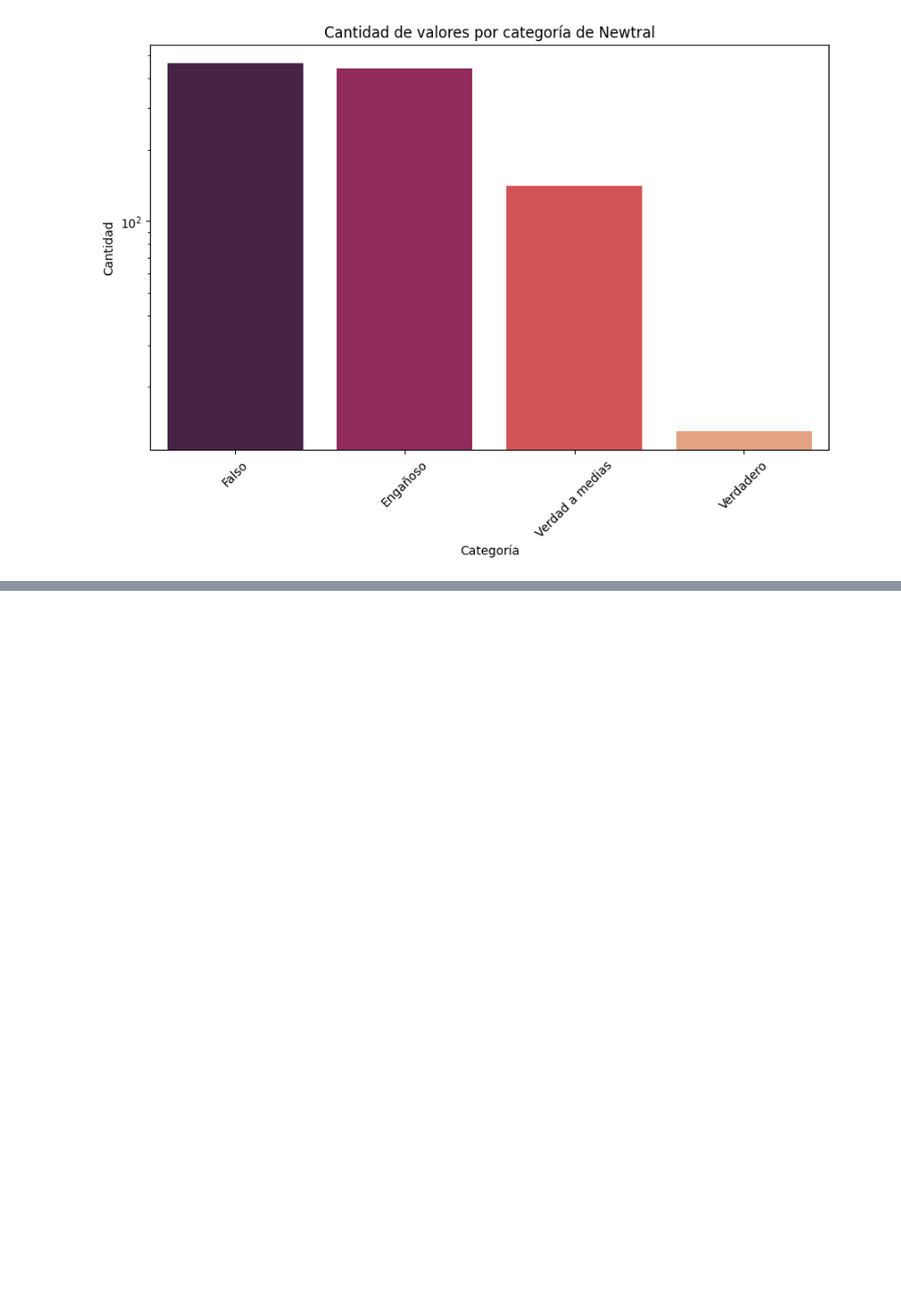
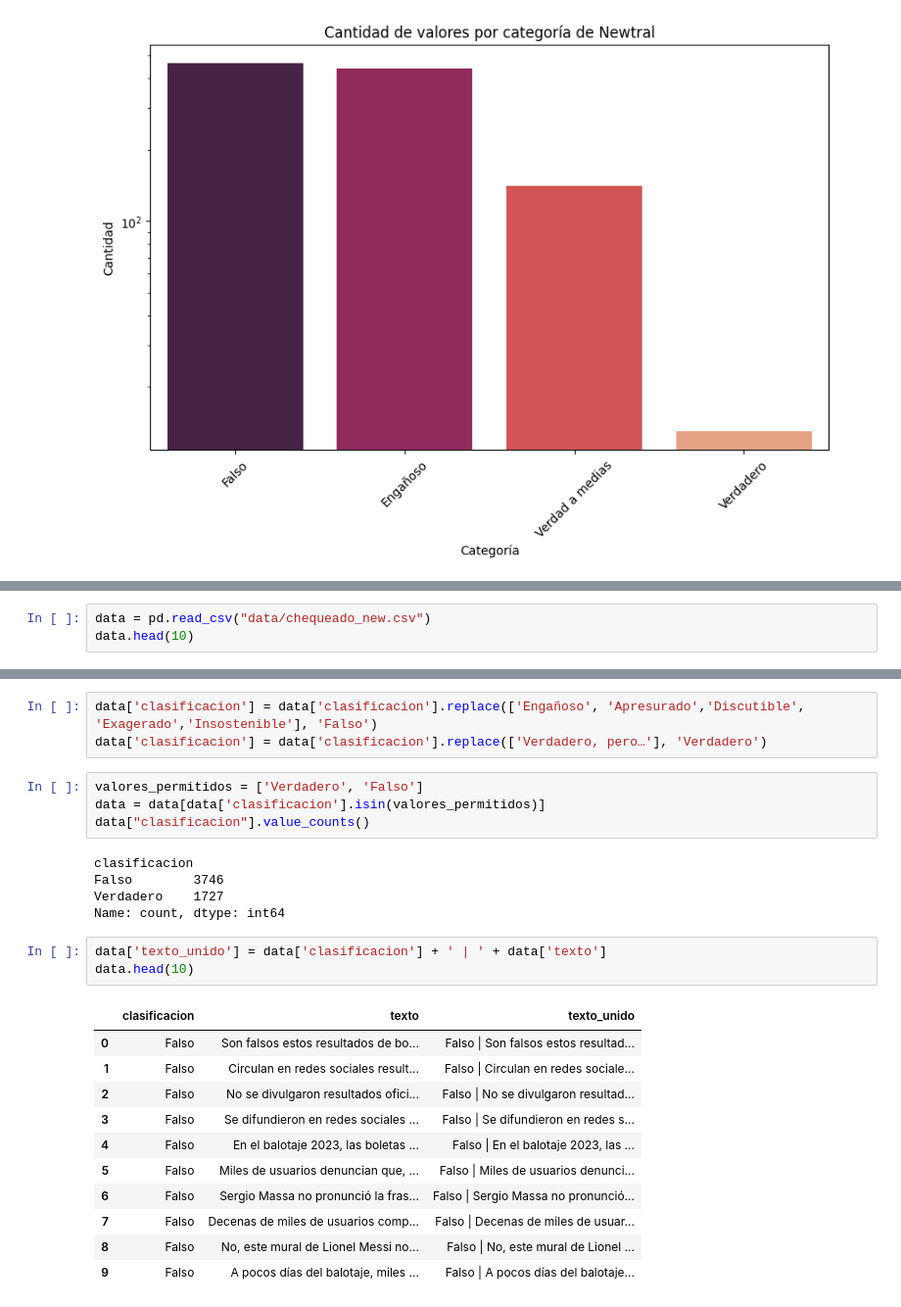
Before and after one commit to Verificado-Profesional/data-processing, a Jupyter notebook: veracity classification/scraped_data.ipynb, the cells around one changed output, grey strips where cells are left out. Shown: that part at 98% size. Saved outputs shown, nothing was run; the diff lists cells and outputs as text; blank space fills up the shorter version.

Commit message:
Avanzo con el procesamiento de chequeado

```diff
--- a/veracity classification/scraped_data.ipynb
+++ b/veracity classification/scraped_data.ipynb
@@ -215,0 +273,3 @@ Texto:  "En ocho años, este gobierno ha construido 74 viviendas"
+# %%
+data = pd.read_csv("data/chequeado_new.csv")
+data.head(10)
@@ -215,0 +308,27 @@ Texto:  "En ocho años, este gobierno ha construido 74 viviendas"
+# %%
+data['clasificacion'] = data['clasificacion'].replace(['Engañoso', 'Apresurado','Discutible', 'Exagerado','Insostenible'], 'Falso')
+data['clasificacion'] = data['clasificacion'].replace(['Verdadero, pero…'], 'Verdadero')
+# %%
+valores_permitidos = ['Verdadero', 'Falso']
+data = data[data['clasificacion'].isin(valores_permitidos)]
+data["clasificacion"].value_counts()
+# %% [output]
+clasificacion
+Falso        3746
+Verdadero    1727
+Name: count, dtype: int64
+# %%
+data['texto_unido'] = data['clasificacion'] + ' | ' + data['texto']
+data.head(10)
+# %% [output]
+|  | clasificacion | texto | texto_unido |
+| 0 | Falso | Son falsos estos resultados de bo... | Falso | Son falsos estos resultad... |
+| 1 | Falso | Circulan en redes sociales result... | Falso | Circulan en redes sociale... |
+| 2 | Falso | No se divulgaron resultados ofici... | Falso | No se divulgaron resultad... |
+| 3 | Falso | Se difundieron en redes sociales ... | Falso | Se difundieron en redes s... |
+| 4 | Falso | En el balotaje 2023, las boletas ... | Falso | En el balotaje 2023, las ... |
+| 5 | Falso | Miles de usuarios denuncian que, ... | Falso | Miles de usuarios denunci... |
+| 6 | Falso | Sergio Massa no pronunció la fras... | Falso | Sergio Massa no pronunció... |
+| 7 | Falso | Decenas de miles de usuarios comp... | Falso | Decenas de miles de usuar... |
+| 8 | Falso | No, este mural de Lionel Messi no... | Falso | No, este mural de Lionel ... |
+| 9 | Falso | A pocos días del balotaje, miles ... | Falso | A pocos días del balotaje... |
```
Also changed, not shown: parts of 63 cells of this notebook, 3 other files.
